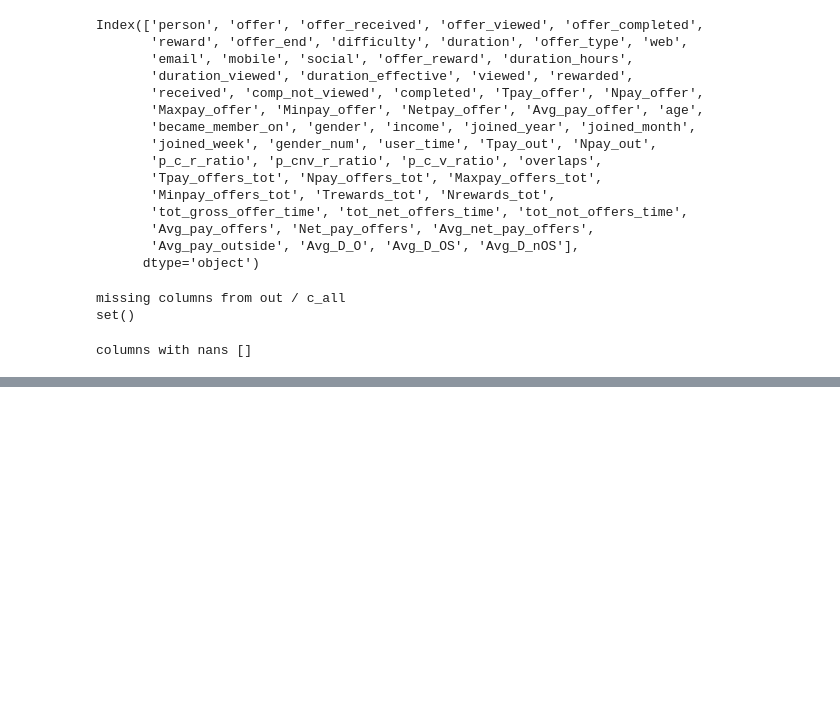
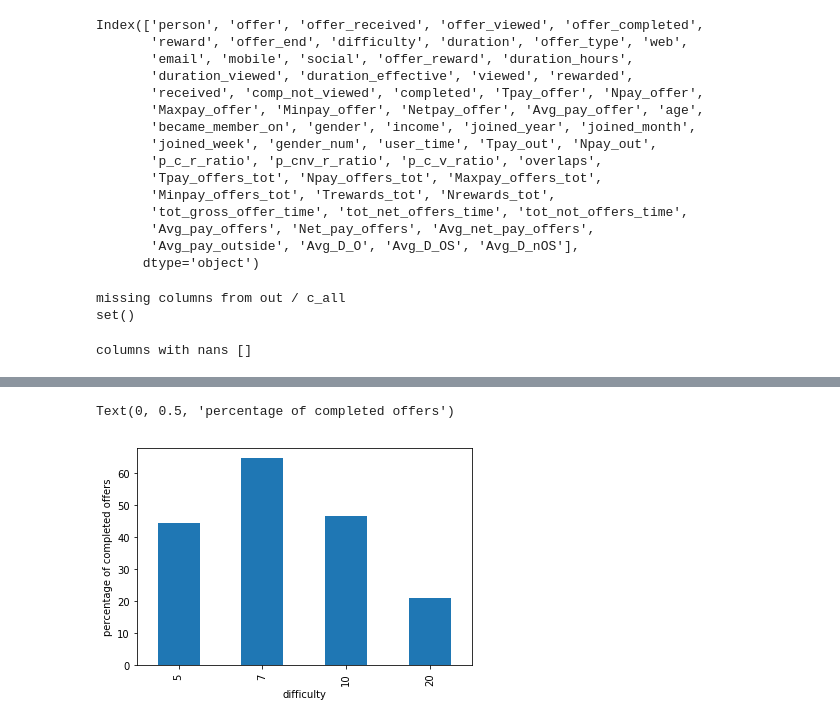
Before and after one commit to marco-bellini/Starbucks_capstone, a Jupyter notebook: 01_test.ipynb, the cells around one changed output, grey strips where cells are left out. Saved outputs shown, nothing was run; the diff lists cells and outputs as text; code cells hidden in the pictures; blank space fills up the shorter version.

```diff
--- a/01_test.ipynb
+++ b/01_test.ipynb
@@ -94,0 +131,9 @@ columns with nans []
+# %%
+o_cmp_ratio=out.groupby(by='difficulty')['completed'].value_counts(normalize=True)
+o_cmp=o_cmp_ratio.loc[o_cmp_ratio.index.get_level_values('completed')==True,:]
+o_cmp=100.*o_cmp.droplevel(level='completed')
+o_cmp.plot(kind='bar')
+plt.ylabel('percentage of completed offers')
+# %% [output]
+Text(0, 0.5, 'percentage of completed offers')
+[figure, added]
```
Also changed, not shown: parts of 27 cells of this notebook.
